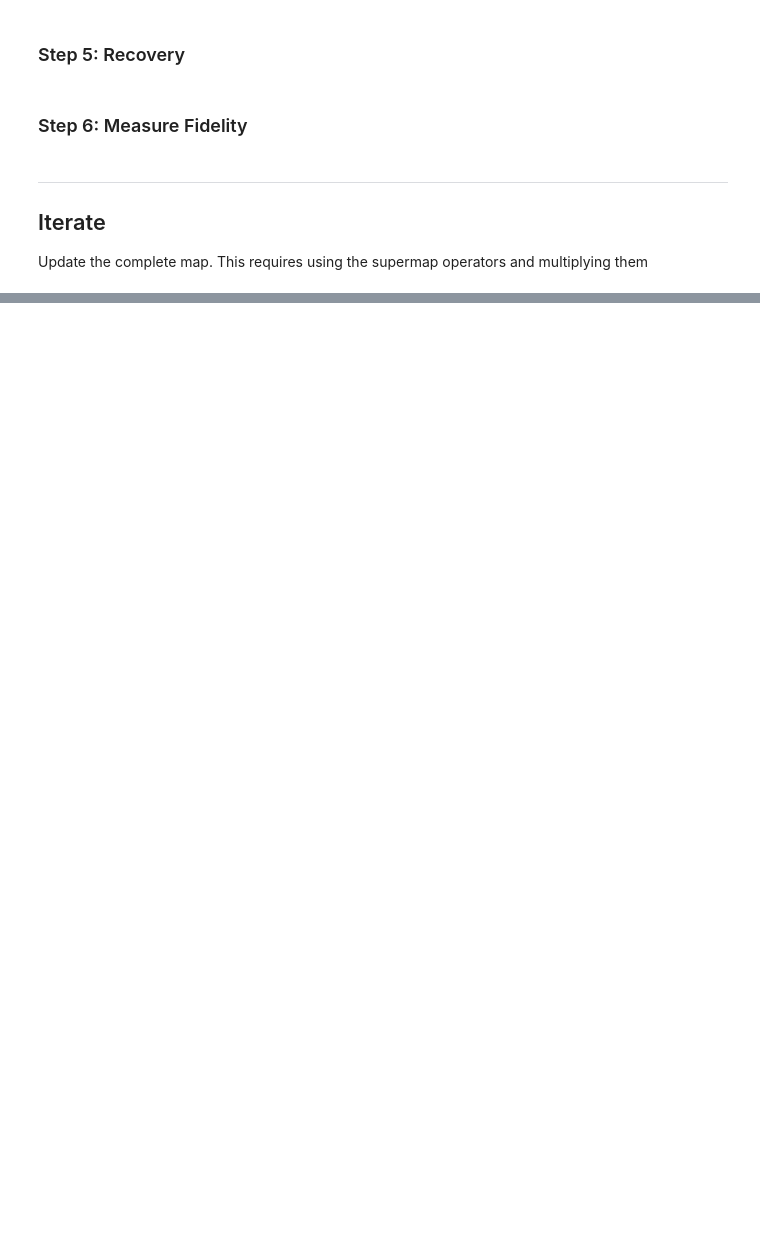
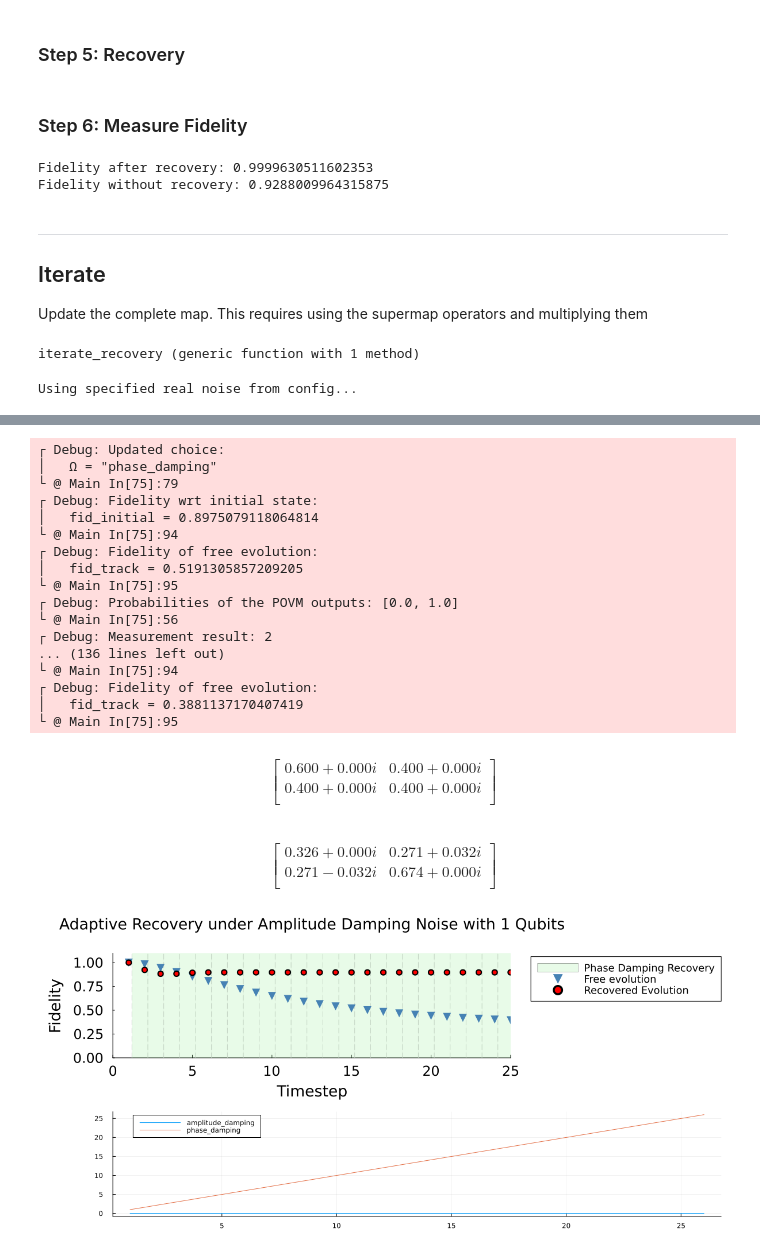
Before and after one commit to fedesss98/shooting-decoherences, a Jupyter notebook: notebooks/07-fede-measure-collapses.ipynb, the cells around one changed output, grey strips where cells are left out. Cells and saved outputs as stored; diff of their text form; code cells hidden in the pictures; blank space fills up the shorter version.

Commit message:
Implement collision map

```diff
--- a/notebooks/07-fede-measure-collapses.ipynb
+++ b/notebooks/07-fede-measure-collapses.ipynb
@@ -878,13 +894,16 @@ function compose_kraus(
     return out
 end
 
+real_system_kraus = expand_kraus_operators(config.real_noise.kraus, config.n_qubits)
+option_system_kraus = [
+    expand_kraus_operators(noise.kraus, config.n_qubits)
+    for noise in state.noise_options
+]
+
 Xi = kraus_to_superop(
-    compose_kraus(config.real_noise.kraus, model.kraus_fwd))
+    compose_kraus(real_system_kraus, model.kraus_fwd))
 Xi1 = kraus_to_superop(
-    compose_kraus(state.noise_options[1].kraus, model.kraus_fwd))
+    compose_kraus(option_system_kraus[1], model.kraus_fwd))
 Xi2 = kraus_to_superop(
-    compose_kraus(state.noise_options[2].kraus, model.kraus_fwd))
-
-# Check that this supermap reproduces the collision and collapse we observed
-isapprox(unvec(Xi * vec(rho_free)), rho_to_rec)
+    compose_kraus(option_system_kraus[2], model.kraus_fwd))
 # %% [output]
@@ -951,6 +996,9 @@ fid_track = fidelity(state.ρ0, rho_free)
 
 println("Fidelity after recovery: ", fid_initial)
 println("Fidelity without recovery: ", fid_track)
+# %% [output]
+Fidelity after recovery: 0.9999630511602353
+Fidelity without recovery: 0.9288009964315875
 # %% [markdown]
 ---
 
@@ -969,6 +1017,11 @@ function iterate_recovery(
   Nx = config.real_noise.supermap
   N1 = state.noise_options[1].supermap
   N2 = state.noise_options[2].supermap
+  extended_noise_kraus = expand_kraus_operators(config.real_noise.kraus, config.n_qubits)
+  extended_options_kraus = [
+      expand_kraus_operators(noise.kraus, config.n_qubits)
+      for noise in state.noise_options
+  ]
 
   ds = 2^config.n_qubits
   da = 2  # TODO: this is not always a valid choice
@@ -983,8 +1036,9 @@ function iterate_recovery(
   # ======================================
   # Step 2: Informative collision
   η = ancilla_thermal_qubit(config.ancilla_alpha)
+  U = n_qubit_exchange_unitary(config.n_qubits)
   model = CollisionModel(
-      U_swap, sigma, ds, da, ancilla_state=η)
+      U, config.sigma, ds, da, ancilla_state=η)
 
   # Get the composite state system+ancilla
   rho_to_rec_ = apply_collision(model, rho_to_rec; ancilla_state=η, trace=false)
@@ -996,11 +1050,11 @@ function iterate_recovery(
   rho2_ = apply_extended_channel(rho2_, config.real_noise.kraus, ds)
   # Create the supermap corresponding to the collision followed by the noise
   Xi = kraus_to_superop(
-    compose_kraus(config.real_noise.kraus, model.kraus_fwd))
+    compose_kraus(extended_noise_kraus, model.kraus_fwd))
   Xi1 = kraus_to_superop(
-    compose_kraus(state.noise_options[1].kraus, model.kraus_fwd))
+    compose_kraus(extended_options_kraus[1], model.kraus_fwd))
   Xi2 = kraus_to_superop(
-    compose_kraus(state.noise_options[2].kraus, model.kraus_fwd))
+    compose_kraus(extended_options_kraus[2], model.kraus_fwd))
 
   # ======================================
   # Step 3: Measurement
@@ -1061,13 +1115,15 @@ function iterate_recovery(
   state.noise_options[2].supermap = P * N2
 
 end
+# %% [output]
+iterate_recovery (generic function with 1 method)
 # %%
 # cfg, st, lgs = deepcopy(config), deepcopy(state), deepcopy(logs)
 
 cfg, st, lgs = load_configuration("../configs/config.toml");
 
 total_steps = cfg.n_timesteps
-# with_logger(debuglogger) do
+with_logger(debuglogger) do
   for step in 1:total_steps
     iterate_recovery(step, st, cfg, lgs)
 
@@ -1076,7 +1132,7 @@ total_steps = cfg.n_timesteps
     @printf(" %.6f\t|", lgs.ref_fidelities[end])
     @printf(" %.6f\t|\n", lgs.fidelities[end])
   end
-# end
+end
 
 display(latexify(cfg.sigma; fmt="%.3f"))
 display(latexify(st.ρ0; fmt="%.3f"))
@@ -1092,3 +1148,5 @@ g2 = plot(
   )
 
 plot(g1, g2, layout=grid(2, 1), size=(1200, 550))
+# %% [output]
+Using specified real noise from config...
@@ -1095,3 +1187,37 @@ plot(g1, g2, layout=grid(2, 1), size=(1200, 550))
+┌ Debug: Updated choice:
+│   Ω = "phase_damping"
+└ @ Main In[75]:79
+┌ Debug: Fidelity wrt initial state:
+│   fid_initial = 0.8975079118064814
+└ @ Main In[75]:94
+┌ Debug: Fidelity of free evolution:
+│   fid_track = 0.5191305857209205
+└ @ Main In[75]:95
+┌ Debug: Probabilities of the POVM outputs: [0.0, 1.0]
+└ @ Main In[75]:56
+┌ Debug: Measurement result: 2
+... (136 lines left out)
+└ @ Main In[75]:94
+┌ Debug: Fidelity of free evolution:
+│   fid_track = 0.3881137170407419
+└ @ Main In[75]:95
+\begin{equation}
+\left[
+\begin{array}{cc}
+0.600+0.000\mathit{i} & 0.400+0.000\mathit{i} \\
+0.400+0.000\mathit{i} & 0.400+0.000\mathit{i} \\
+\end{array}
+\right]
+\end{equation}
+\begin{equation}
+\left[
+\begin{array}{cc}
+0.326+0.000\mathit{i} & 0.271+0.032\mathit{i} \\
+0.271-0.032\mathit{i} & 0.674+0.000\mathit{i} \\
+\end{array}
+\right]
+\end{equation}
+[figure, added]
 # %%
 g1 = plot_autorecovery(
   st, cfg, lgs;
```
Also changed, not shown: parts of 7 cells of this notebook.
